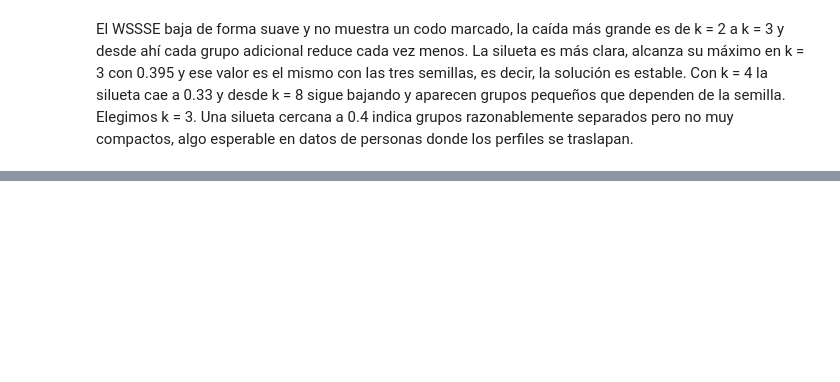
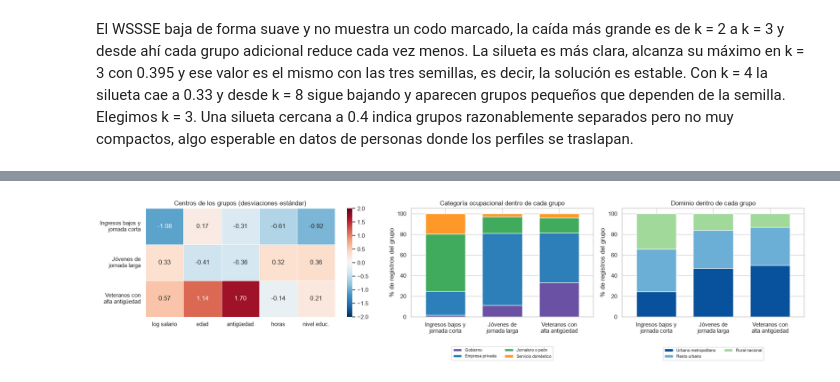
Before and after one commit to Fercho1118/Lab7_DS, a Jupyter notebook: notebooks/lab7.ipynb, the cells around one changed output, grey strips where cells are left out. Saved outputs shown, nothing was run; the diff lists cells and outputs as text; code cells hidden in the pictures; blank space fills up the shorter version.

Commit message:
Ejercicio 4: segmentación de perfiles con KMeans e interpretación de los clusters

```diff
--- a/notebooks/lab7.ipynb
+++ b/notebooks/lab7.ipynb
@@ -923,0 +984,29 @@ perfiles se traslapan.
+# %%
+centros = pd.DataFrame(kmeans.clusterCenters(), columns=VARS_KM).rename(index=NOMBRES)
+centros = centros.reindex(ORDEN_PERFIL)
+etiq_perfil = [p.replace(" y ", " y\n").replace(" de ", " de\n").replace(" con ", " con\n")
+               for p in ORDEN_PERFIL]
+
+fig, ejes = plt.subplots(1, 3, figsize=(19, 5), gridspec_kw={"width_ratios": [1.3, 1, 1]})
+sns.heatmap(centros.set_axis(etiq_perfil), annot=True, fmt=".2f", cmap="RdBu_r", center=0,
+            vmin=-2, vmax=2, linewidths=0.5, ax=ejes[0],
+            xticklabels=["log salario", "edad", "antigüedad", "horas", "nivel educ."])
+ejes[0].set_title("Centros de los grupos (desviaciones estándar)")
+ejes[0].tick_params(axis="y", rotation=0)
+
+colores_cat = ["#6a51a3", "#2c7fb8", "#41ab5d", "#fe9929"]
+(100 * perfiles[list(CATEGORIA.values())]).set_axis(etiq_perfil).plot.bar(
+    stacked=True, ax=ejes[1], color=colores_cat, width=0.7)
+ejes[1].set_title("Categoría ocupacional dentro de cada grupo")
+colores_dom = ["#08519c", "#6baed6", "#a1d99b"]
+(100 * perfiles[list(DOMINIO.values())]).set_axis(etiq_perfil).plot.bar(
+    stacked=True, ax=ejes[2], color=colores_dom, width=0.7)
+ejes[2].set_title("Dominio dentro de cada grupo")
+for eje in ejes[1:]:
+    eje.set_ylabel("% de registros del grupo")
+    eje.tick_params(axis="x", rotation=0)
+    eje.legend(fontsize=8, loc="lower center", bbox_to_anchor=(0.5, -0.42), ncol=2)
+plt.tight_layout()
+plt.show()
+# %% [output]
+[figure, added]
```
Also changed, not shown: parts of 14 cells of this notebook.
